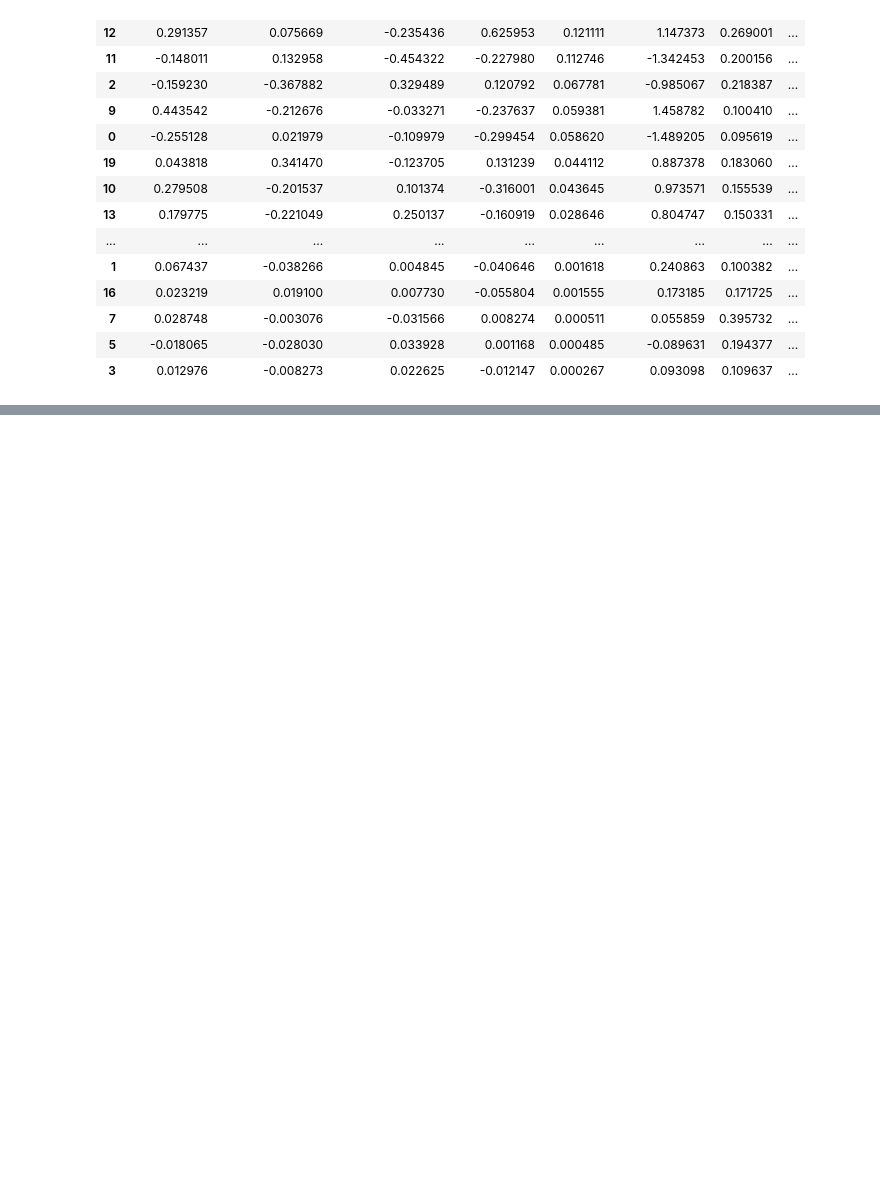
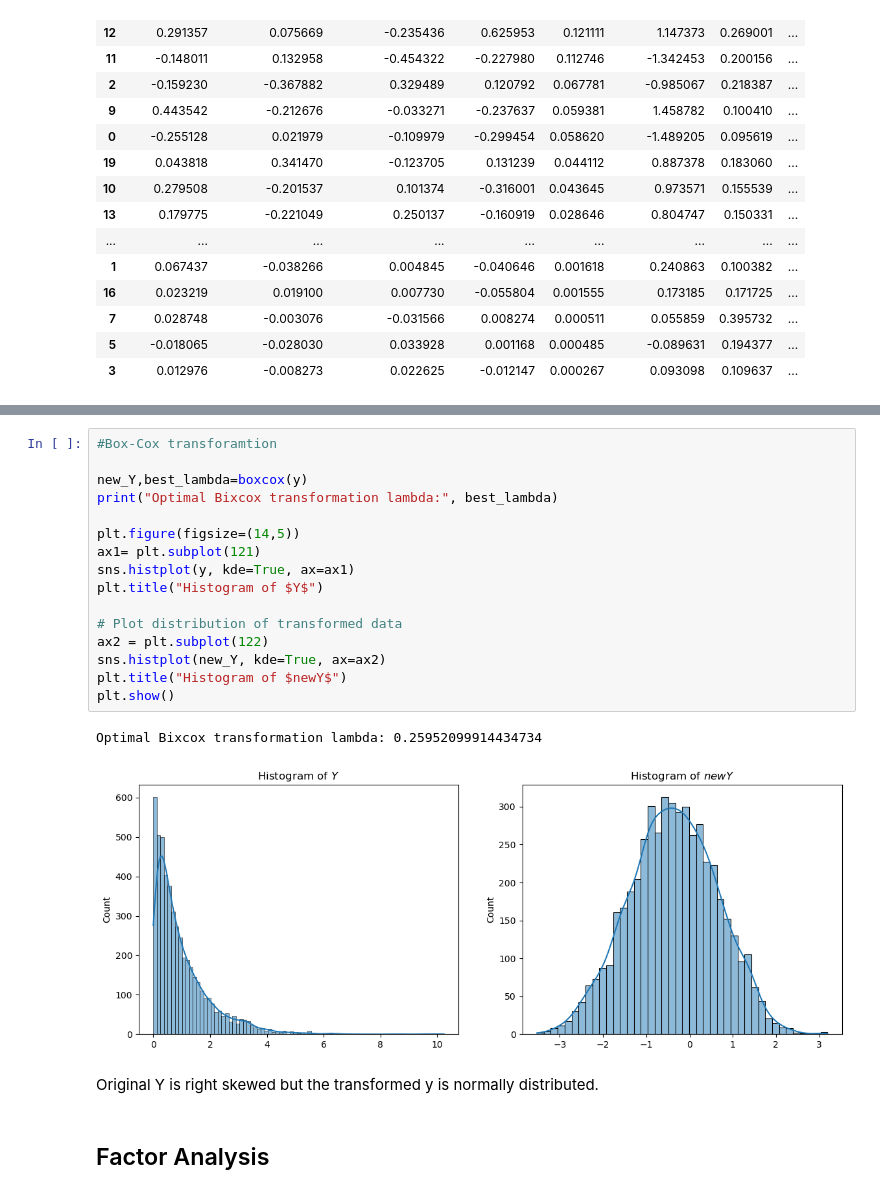
Before and after one commit to PoshanAgrawal/Finance, a Jupyter notebook: Econometrics/Linear Regression Analysis.ipynb, the cells around one changed output, grey strips where cells are left out. Cells and saved outputs as stored; diff of their text form; blank space fills up the shorter version.

Commit message:
Update Linear Regression Analysis.ipynb
Linear regression with PCA and Factor Analysis

```diff
--- a/Econometrics/Linear Regression Analysis.ipynb
+++ b/Econometrics/Linear Regression Analysis.ipynb
@@ -279,0 +564,23 @@ inf_sum.head(30)
+# %%
+#Box-Cox transforamtion
+
+new_Y,best_lambda=boxcox(y)
+print("Optimal Bixcox transformation lambda:", best_lambda)
+
+plt.figure(figsize=(14,5))
+ax1= plt.subplot(121)
+sns.histplot(y, kde=True, ax=ax1)
+plt.title("Histogram of $Y$")
+
+# Plot distribution of transformed data
+ax2 = plt.subplot(122)
+sns.histplot(new_Y, kde=True, ax=ax2)
+plt.title("Histogram of $newY$")
+plt.show()
+# %% [output]
+Optimal Bixcox transformation lambda: 0.25952099914434734
+[figure, added]
+# %% [markdown]
+Original Y is right skewed but the transformed y is normally distributed.
+# %% [markdown]
+## Factor Analysis
```
Also changed, not shown: parts of 47 cells of this notebook.
